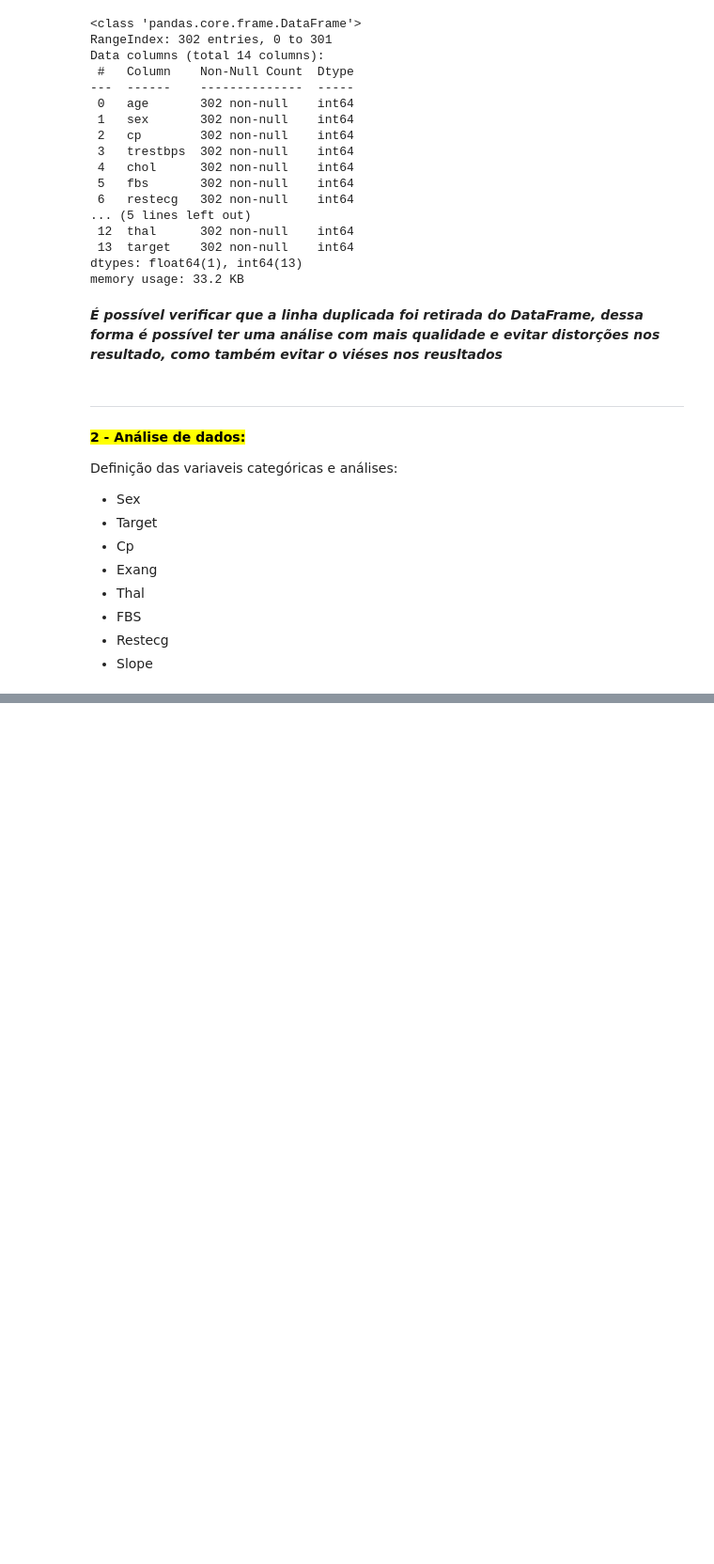
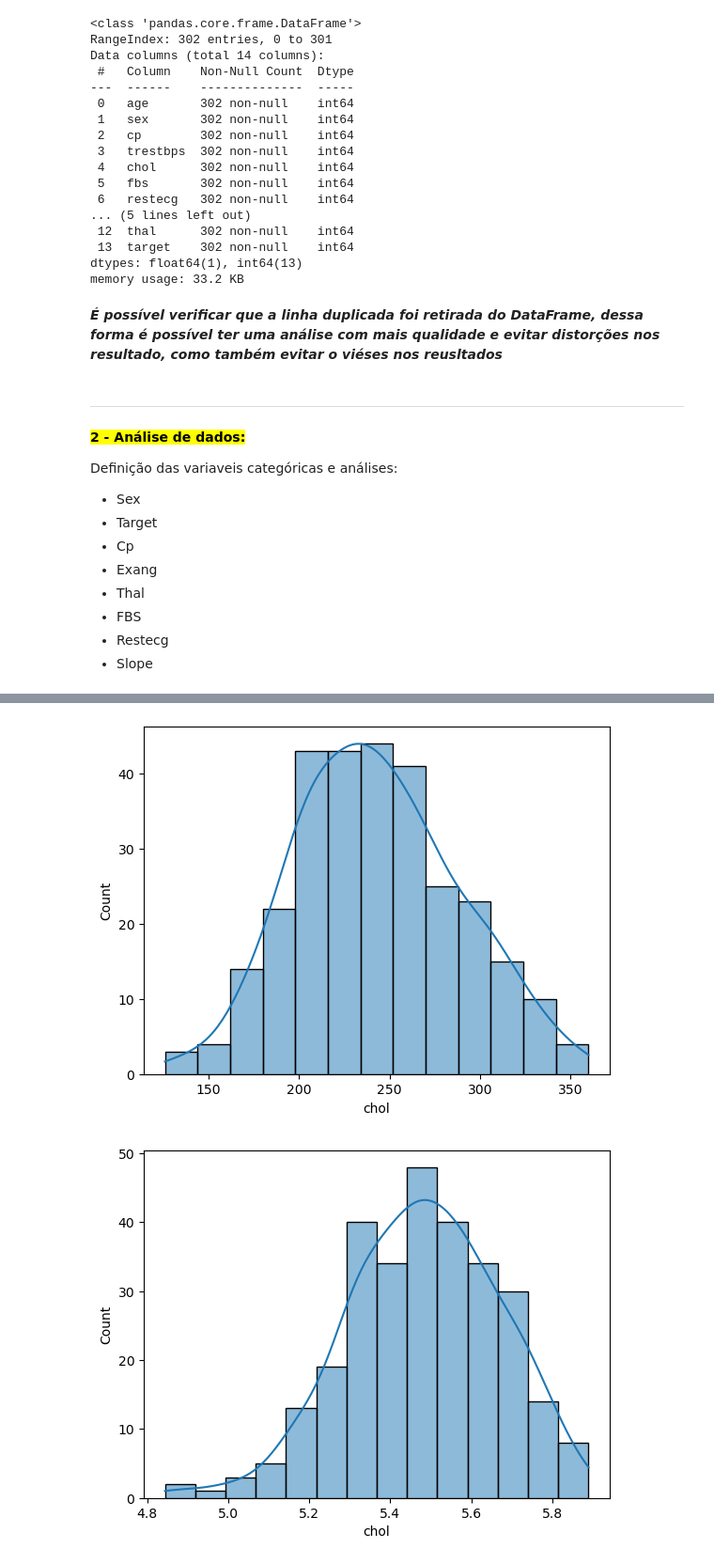
Before and after one commit to Andreza-S/IA-DOENCA-CARDIO, a Jupyter notebook: projeto.ipynb, the cells around one changed output, grey strips where cells are left out. Shown at 94% size. Drawn from its saved outputs; the diff is of its cells as text; code cells hidden in the pictures; blank space fills up the shorter version.

```diff
--- a/projeto.ipynb
+++ b/projeto.ipynb
@@ -446,0 +449,21 @@ df.groupby("slope").mean()
+# %%
+# Função para detectar outliers usando IQR
+def detectar_outliers(df, colunas):
+    for col in colunas:
+        Q1 = df[col].quantile(0.25)  # Primeiro quartil (25%)
+        Q3 = df[col].quantile(0.75)  # Terceiro quartil (75%)
+        IQR = Q3 - Q1  # Intervalo Interquartil
+        limite_inferior = Q1 - 1.5 * IQR  # Limite inferior
+        limite_superior = Q3 + 1.5 * IQR  # Limite superior
+        outliers = df[(df[col] < limite_inferior) | (df[col] > limite_superior)]
+
+        # Remover os outliers
+        df = df[(df[col] >= limite_inferior) & (df[col] <= limite_superior)]
+
+    return df
+
+# Colunas numéricas que restaram após a remoção de 'ca', 'age' e 'trestbps'
+colunas_numericas_restantes = ['chol', 'thalach', 'oldpeak']
+
+# Aplicar a detecção de outliers nas colunas numéricas restantes
+df = detectar_outliers(df, colunas_numericas_restantes)
@@ -446,0 +477,8 @@ df.groupby("slope").mean()
+# %%
+# Codificar variáveis categóricas usando one-hot encoding para variáveis com mais de 2 categorias
+df = pd.get_dummies(df, columns=['cp', 'restecg', 'slope', 'thal'], drop_first=True)
+
+# Codificar as variáveis binárias com valores 0 e 1 diretamente
+df['fbs'] = df['fbs'].map({0: 0, 1: 1})
+df['exang'] = df['exang'].map({0: 0, 1: 1})
+df['target'] = df['target'].map({0: 0, 1: 1})
@@ -446,0 +497,17 @@ df.groupby("slope").mean()
+# %%
+# Visualizar distribuições antes da transformação
+sns.histplot(df['chol'], kde=True)
+plt.show()
+
+# Aplicando log transformation se a variável for assimétrica
+df['chol'] = np.log1p(df['chol'])
+
+# Verificar a nova distribuição
+sns.histplot(df['chol'], kde=True)
+plt.show()
+
+# Normalizar usando Z-Score para colunas com distribuição distorcida
+df['chol'] = zscore(df['chol'])
+# %% [output]
+[figure, added]
+[figure, added]
```
Also changed, not shown: parts of 51 cells of this notebook.
